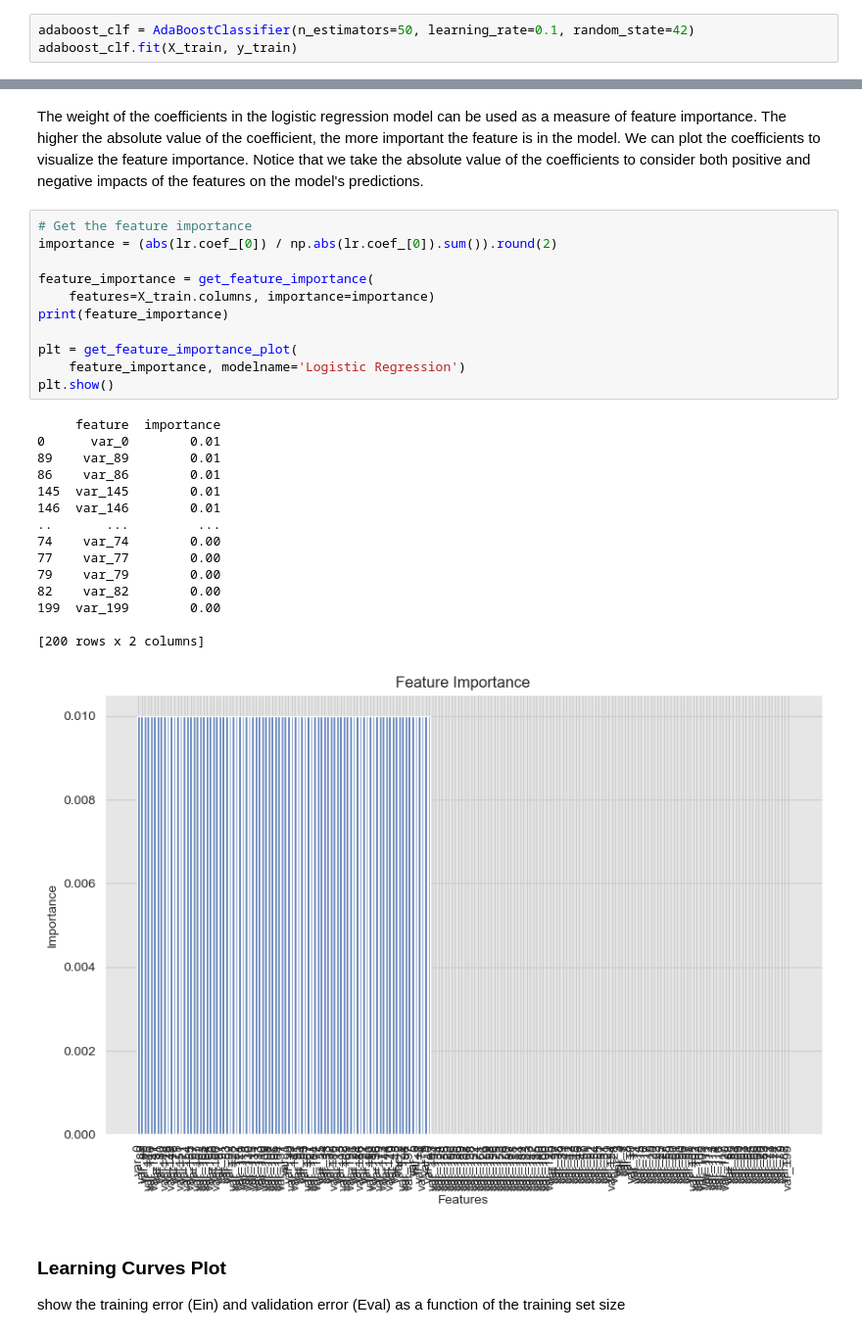
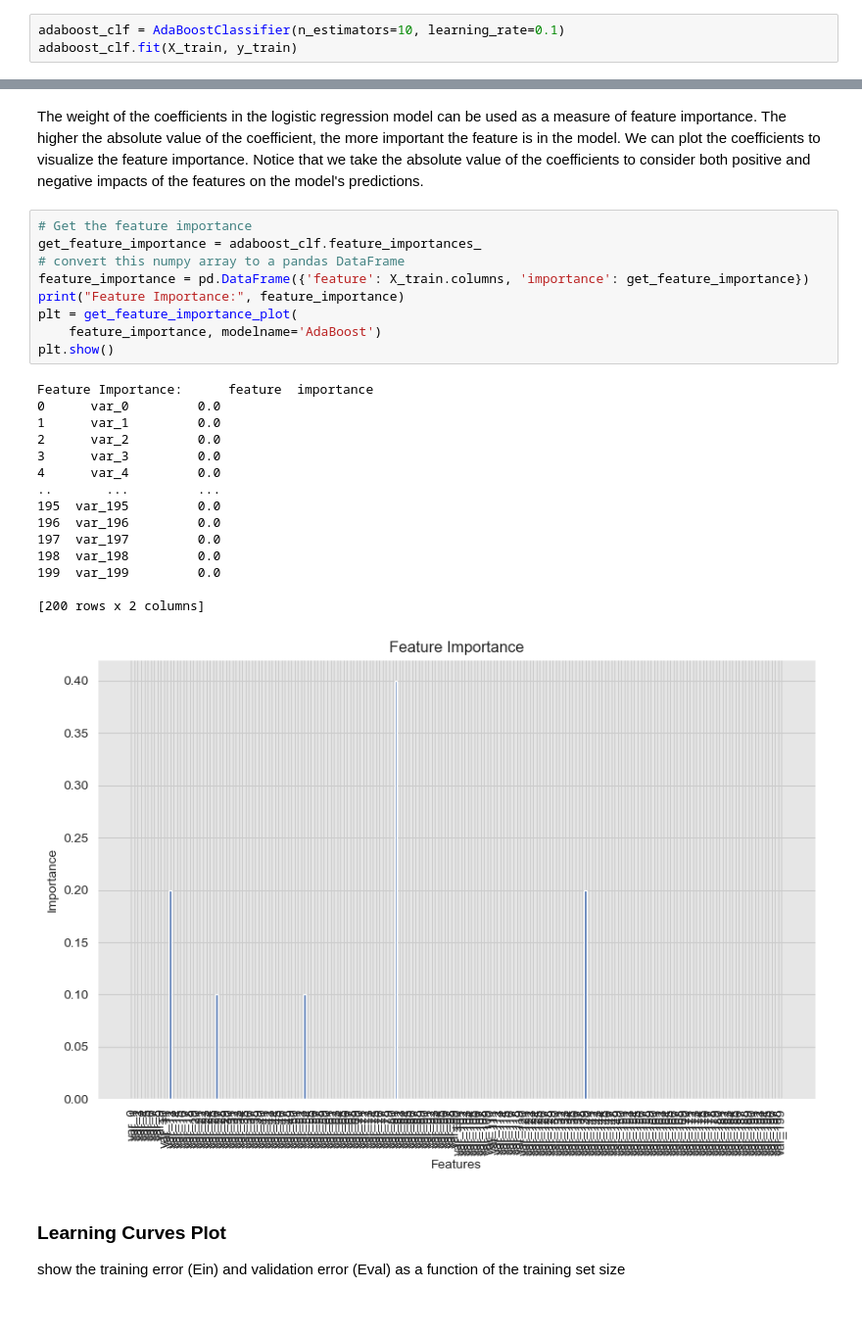
Before and after one commit to EngPeterAtef/transaction-prediction-ml-project, a Jupyter notebook: models/adaboost.ipynb, the cells around one changed output, grey strips where cells are left out. Shown at 98% size. Drawn from its saved outputs; the diff is of its cells as text.

```diff
--- a/models/adaboost.ipynb
+++ b/models/adaboost.ipynb
@@ -55,6 +55,6 @@ The `AdaBoostClassifier` in scikit-learn is an implementation of the AdaBoost (A
 
 These are the main parameters for the `AdaBoostClassifier`. You can find more details and additional parameters in the scikit-learn documentation.
 # %%
-adaboost_clf = AdaBoostClassifier(n_estimators=50, learning_rate=0.1, random_state=42)
+adaboost_clf = AdaBoostClassifier(n_estimators=10, learning_rate=0.1)
 adaboost_clf.fit(X_train, y_train)
 # %% [output]
@@ -119,31 +158,29 @@ The weight of the coefficients in the logistic regression model can be used as a
 Notice that we take the absolute value of the coefficients to consider both positive and negative impacts of the features on the model's predictions.
 # %%
 # Get the feature importance
-importance = (abs(lr.coef_[0]) / np.abs(lr.coef_[0]).sum()).round(2)
-
-feature_importance = get_feature_importance(
-    features=X_train.columns, importance=importance)
-print(feature_importance)
-
+get_feature_importance = adaboost_clf.feature_importances_
+# convert this numpy array to a pandas DataFrame
+feature_importance = pd.DataFrame({'feature': X_train.columns, 'importance': get_feature_importance})
+print("Feature Importance:", feature_importance)
 plt = get_feature_importance_plot(
-    feature_importance, modelname='Logistic Regression')
+    feature_importance, modelname='AdaBoost')
 plt.show()
 # %% [output]
-     feature  importance
-0      var_0        0.01
-89    var_89        0.01
-86    var_86        0.01
-145  var_145        0.01
-146  var_146        0.01
+Feature Importance:      feature  importance
+0      var_0         0.0
+1      var_1         0.0
+2      var_2         0.0
+3      var_3         0.0
+4      var_4         0.0
 ..       ...         ...
-74    var_74        0.00
-77    var_77        0.00
-79    var_79        0.00
-82    var_82        0.00
-199  var_199        0.00
+195  var_195         0.0
+196  var_196         0.0
+197  var_197         0.0
+198  var_198         0.0
+199  var_199         0.0
 
 [200 rows x 2 columns]
-[figure, old version]
+[figure, new version]
 # %% [markdown]
 ### Learning Curves Plot
 
```
Also changed, not shown: parts of 28 cells of this notebook, 8 other files.
